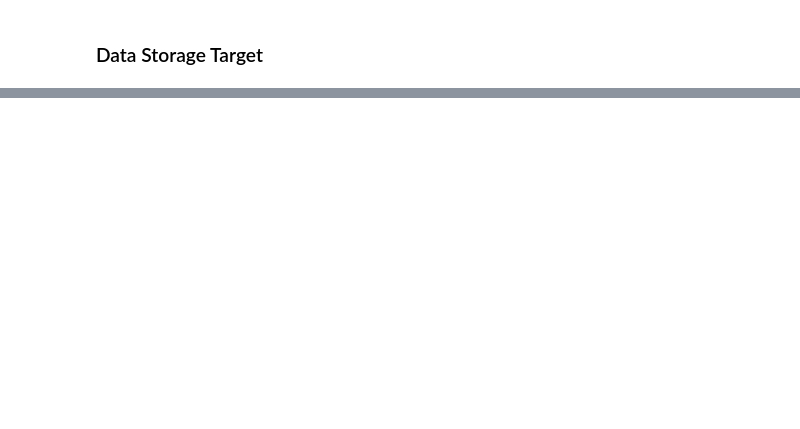
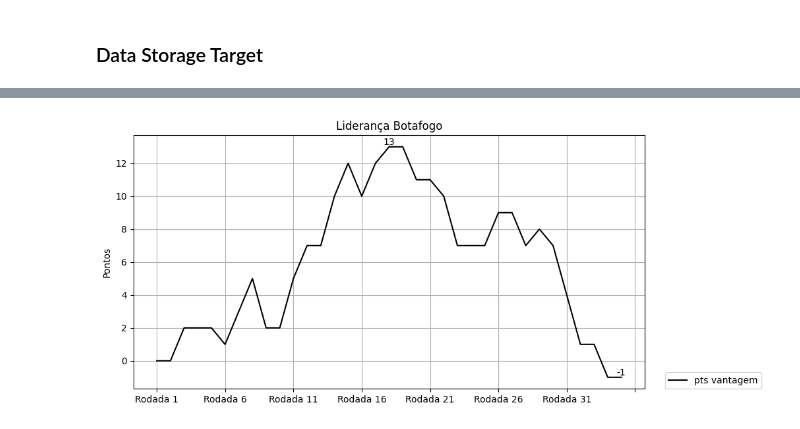
Before and after one commit to pedron123/BrasileiraoData, a Jupyter notebook: main.ipynb, the cells around one changed output, grey strips where cells are left out. Saved outputs shown, nothing was run; the diff lists cells and outputs as text; code cells hidden in the pictures; blank space fills up the shorter version.

```diff
--- a/main.ipynb
+++ b/main.ipynb
@@ -171,0 +335,10 @@ else:
+# %%
+# Diferença entre Botafogo e Segundo Colocado
+lideranca_botafogo = points_df.copy()
+
+lideranca_botafogo["pts segundo"] = lideranca_botafogo.apply(lambda row: row.nlargest(2).iloc[-1], axis=1)
+lideranca_botafogo["pts lider"] = lideranca_botafogo.max(axis=1)
+lideranca_botafogo["pts vantagem"] = 0
+lideranca_botafogo["pts vantagem"][lideranca_botafogo["Botafogo"] == lideranca_botafogo["pts lider"]] = lideranca_botafogo["Botafogo"] - lideranca_botafogo["pts segundo"]
+lideranca_botafogo["pts vantagem"][lideranca_botafogo["Botafogo"] != lideranca_botafogo["pts lider"]] = lideranca_botafogo["Botafogo"] - lideranca_botafogo ["pts lider"]
+lideranca_botafogo[["Botafogo", "pts lider", "pts segundo", "pts vantagem"]]
@@ -171,0 +364,18 @@ else:
+# %%
+# Botafogo leadership gap
+ax = lideranca_botafogo.plot(kind="line", y='pts vantagem', figsize=(10, 5), color = 'black')
+
+graph_value_labels = ['Rodada 18', 'Rodada 35']
+for label in graph_value_labels:
+    pontos = lideranca_botafogo.loc[label]['pts vantagem']
+    x_index = lideranca_botafogo.index.get_loc(label)
+    ax.text(x_index, pontos , f'{pontos}', va= 'bottom', ha= 'center')
+plt.title('Liderança Botafogo')
+plt.xlabel('')
+plt.ylabel('Pontos')
+plt.grid(True)
+plt.legend(loc=(1.04, 0))
+
+plt.show()
+# %% [output]
+[figure, added]
```
Also changed, not shown: parts of 36 cells of this notebook, 6 other files.
